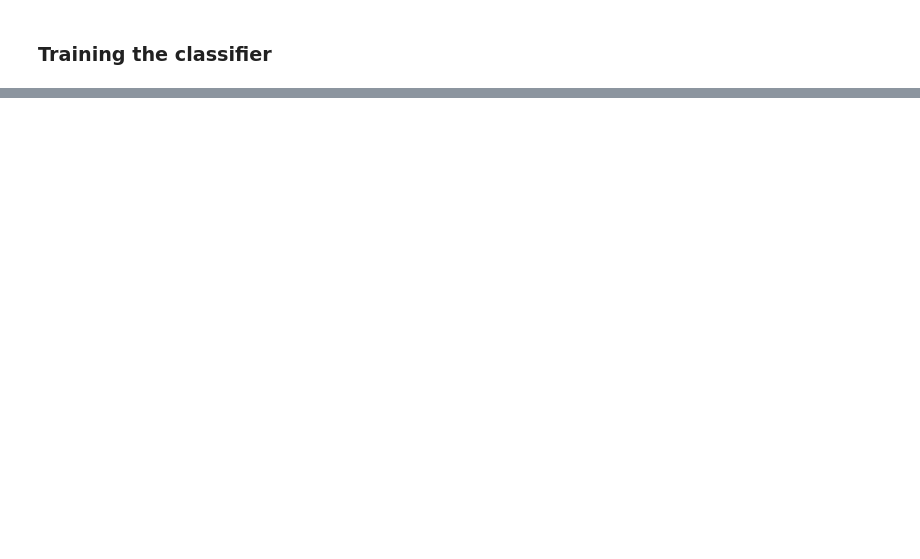
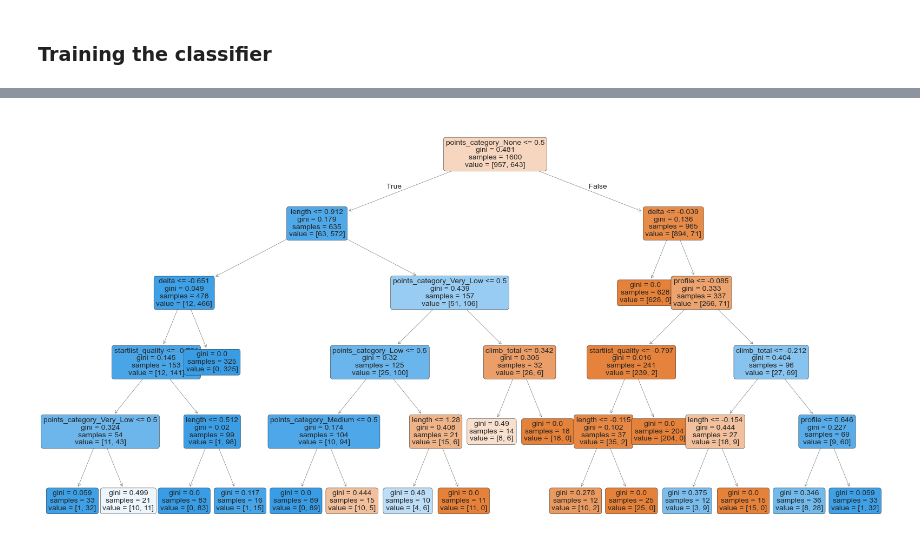
Before and after one commit to lesi-nedo/dm_project24_group_11, a Jupyter notebook: Classification.ipynb, the cells around one changed output, grey strips where cells are left out. Saved outputs shown, nothing was run; the diff lists cells and outputs as text; code cells hidden in the pictures; blank space fills up the shorter version.

```diff
--- a/Classification.ipynb
+++ b/Classification.ipynb
@@ -129,0 +323,96 @@ Trial Status
+# %%
+import warnings
+
+from classification_code.Classification import NNClassifier
+
+warnings.filterwarnings("ignore", category=FutureWarning)
+state_dict = torch.load("/home/lesi-nedo/Desktop/master/second-year/first-semester/DM/DataMining-unipi-24-25-O/models/classifier/NNClassifier_20250105050134", weights_only=True)
+
+def bin_points(df):
+    bins = [0, 1, 5, 10, 20, 50, 100, float('inf')]
+    labels = ['None', 'Very_Low', 'Low', 'Medium', 'High', 'Very_High', 'Exceptional']
+    merged_points = np.ceil((df['uci_points'] * 0.5 + df['points'] * 0.5))
+    df['points_category'] = pd.cut(merged_points, bins=bins, labels=labels, include_lowest=True)
+    df = df.drop(columns=['uci_points', 'points'])
+
+    return df
+train_dataset_path = "dataset_classification/TrainDataset.csv"
+test_dataset_path = "dataset_classification/TestDataset.csv"
+numerical_features = ['length', 'climb_total', 'profile', 'startlist_quality', 'cyclist_age', 'delta']
+
+
+train_dataset = OurDataset(train_dataset_path, apply_transformers=True, call_on_df_funcs=[bin_points])
+train_labels = train_dataset.labels
+test_dataset = OurDataset(test_dataset_path, apply_transformers=True, call_on_df_funcs=[bin_points])
+
+balanced_dataset, y_balanced = balance_dataset(train_dataset.data, train_labels, method="smote")
+
+train_dataset.update_data(balanced_dataset, y_balanced)
+
+train_dataset.apply_on_df(partial(cap_outliers_IQR, multiplier=2.0), features_to_apply=numerical_features) # Cap outliers using IQR method with a multiplier of 2.0 (conservative)
+test_dataset.apply_on_df(partial(cap_outliers_IQR, multiplier=2.0), features_to_apply=numerical_features)
+
+config_local = {
+    "input_dim": train_dataset.shape[1],
+    "hidden_dims": [32, 128, 16],
+    "act_fn": nn.LeakyReLU(negative_slope=0.15),
+    "optimizer": torch.optim.AdamW,
+    "dropout": 0.3,
+}
+
+model = NNClassifier(**config_local)
+model.load_state_dict(state_dict)
+num_samples_train = 1600 // 2
+num_samples_test = 1600 // 2
+
+train_class_1 = train_dataset.data[train_dataset.labels == 1]
+train_class_2 = train_dataset.data[train_dataset.labels == 0]
+train_sample_1 = train_class_1.sample(n=num_samples_train)
+train_sample_2 = train_class_2.sample(n=num_samples_train)
+X_train = pd.concat([train_sample_1, train_sample_2]).values.astype(np.float32)
+
+test_class_1 = test_dataset.data[test_dataset.labels == 1]
+test_class_2 = test_dataset.data[test_dataset.labels == 0]
+test_sample_1 = test_class_1.sample(n=num_samples_test)
+test_sample_2 = test_class_2.sample(n=num_samples_test)
+X_test = pd.concat([test_sample_1, test_sample_2]).values.astype(np.float32)
+
+feature_names=train_dataset.data.columns
+
+model.eval()
+with torch.no_grad():
+    predictions = (torch.sigmoid(model(torch.from_numpy(X_train)) > 0.5)).int()
+
+
+
+continuous_features = [
+    'length',
+    'climb_total',
+    'profile',
+    'startlist_quality',
+    'cyclist_age',
+    'delta'
+]
+
+
+dice_df = pd.DataFrame(X_train, columns=feature_names)
+dice_df['prediction'] = pd.Series(predictions.squeeze().numpy())
+encoded_categories = [col for col in dice_df.columns if col.startswith('points_category_')]
+
+d = dice_ml.Data(
+    dataframe=dice_df,
+    continuous_features=continuous_features,
+    categorical_features=['points_category'],
+    outcome_name='prediction',
+    features_to_vary=continuous_features + ['points_category'],
+    permitted_range={
+        col: [0, 1] for col in encoded_categories  # Binary range for one-hot encoded features
+    }
+)
+
+analyze_model(
+    model=model, X_train=X_train, X_test=X_test,
+    feature_names=train_dataset.data.columns, save_dir="models/xai_results",
+    data_interface=d
+)
+# %% [output]
@@ -129,0 +427 @@ Trial Status
+[figure, added]
```
Also changed, not shown: parts of 15 cells of this notebook, 58 other files.
